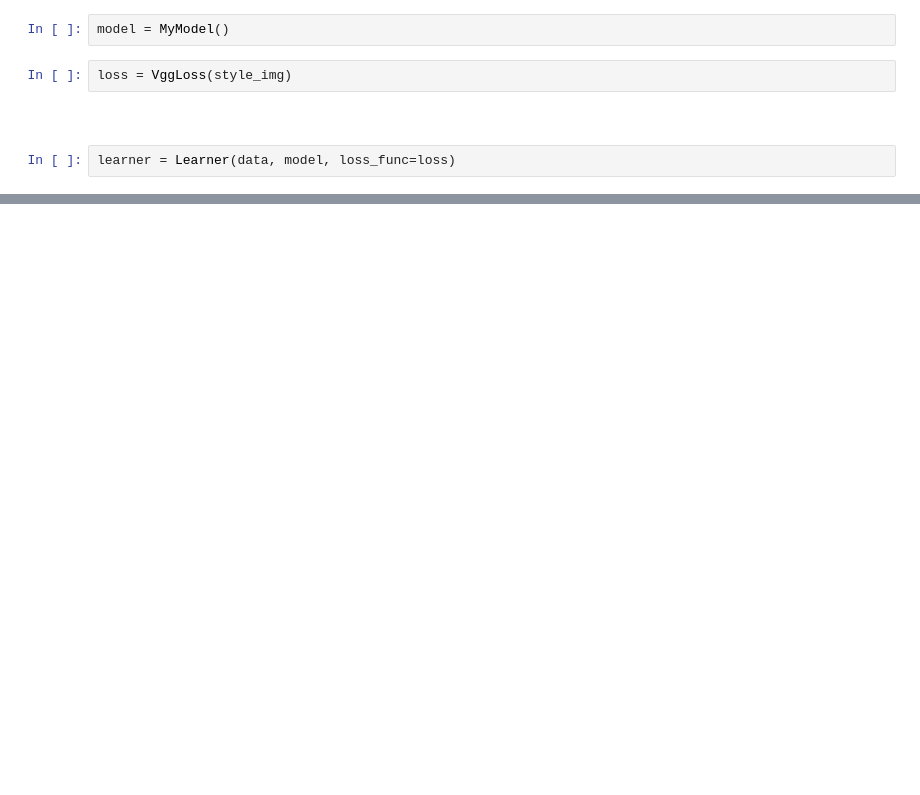
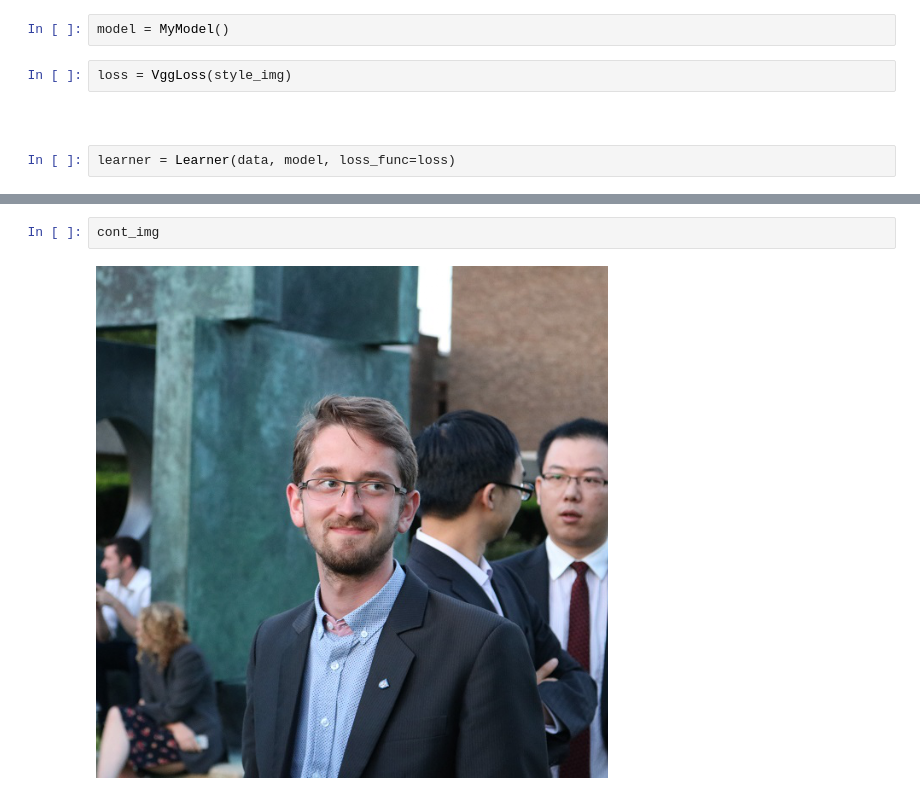
Before and after one commit to PiotrekSkalski/style-transfer, a Jupyter notebook: fast-style-transfer_fastai.ipynb, the cells around one changed output, grey strips where cells are left out. Drawn from its saved outputs; the diff is of its cells as text; blank space fills up the shorter version.

```diff
--- a/fast-style-transfer_fastai.ipynb
+++ b/fast-style-transfer_fastai.ipynb
@@ -97,0 +122,4 @@ learner.recorder.plot()
+# %%
+cont_img
+# %% [output]
+[figure, added]
```
Also changed, not shown: parts of 20 cells of this notebook, 2 other files.
